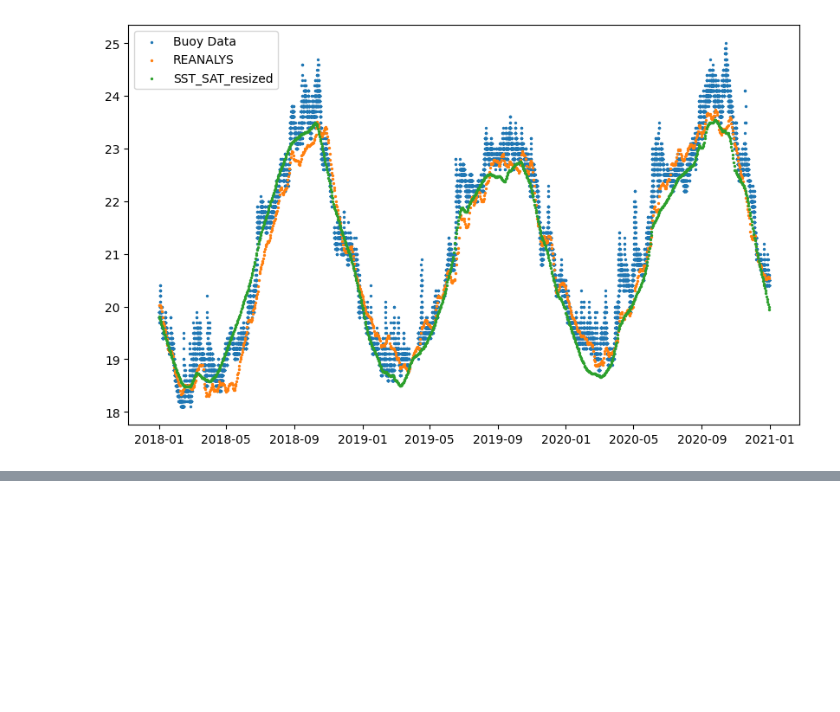
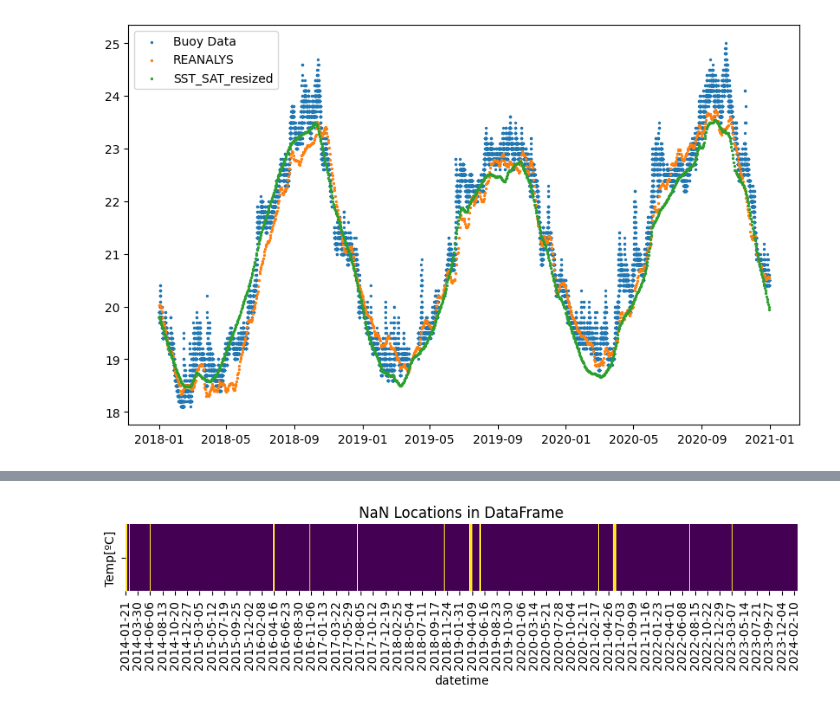
Before and after one commit to gacuervol/PhD_repo, a Jupyter notebook: data/SST_sat_model.ipynb, the cells around one changed output, grey strips where cells are left out. Cells and saved outputs as stored; diff of their text form; code cells hidden in the pictures; blank space fills up the shorter version.

```diff
--- a/data/SST_sat_model.ipynb
+++ b/data/SST_sat_model.ipynb
@@ -298,0 +301,11 @@ plt.legend()
+# %%
+data_buoy_day = data_buoy['Temp[ºC]'].resample('D').mean()
+# Use seaborn heatmap to visualize NaN locations
+plt.figure(figsize=(10, 1))
+sns.heatmap(pd.DataFrame(data_buoy_day.isna(),
+                         index=data_buoy_day.index.strftime('%Y-%m-%d')).T,
+            cmap='viridis', cbar=False)
+plt.title('NaN Locations in DataFrame')
+plt.show()
+# %% [output]
+[figure, added]
```
Also changed, not shown: parts of 14 cells of this notebook.
